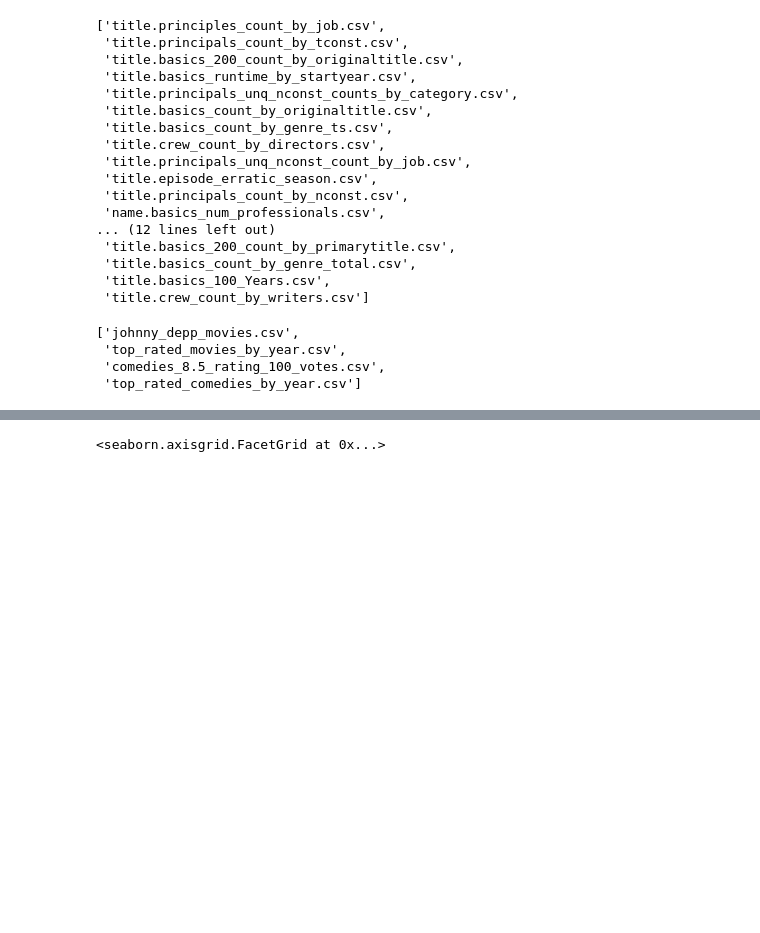
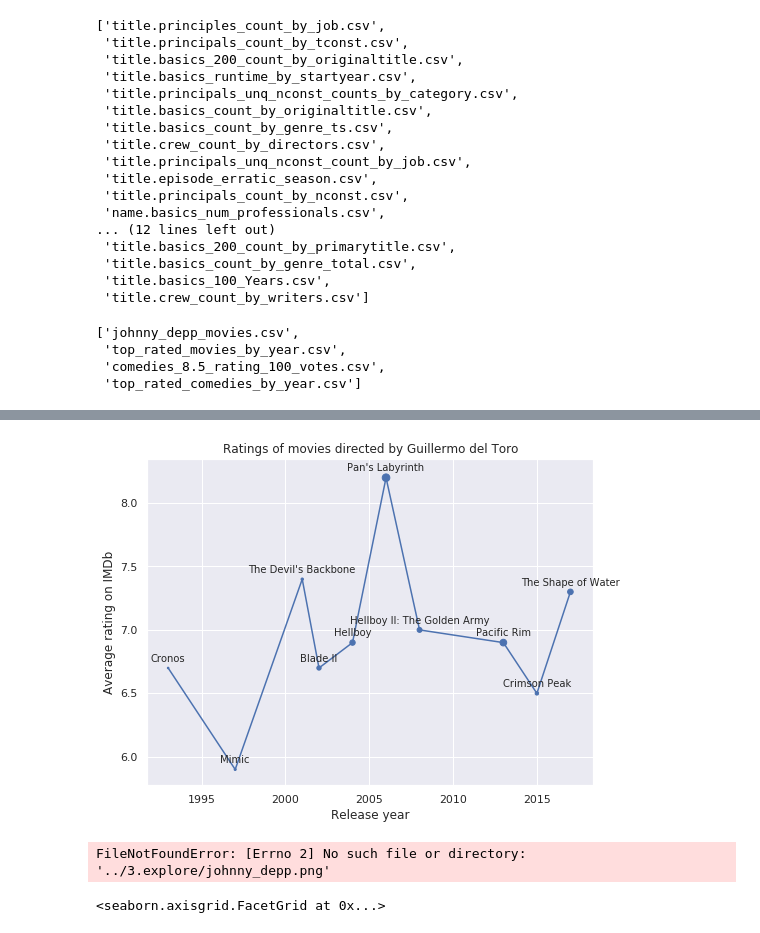
Before and after one commit to stepan-o/movies, a Jupyter notebook: notebooks/3.explore/imdb_explore.ipynb, the cells around one changed output, grey strips where cells are left out. Saved outputs shown, nothing was run; the diff lists cells and outputs as text; code cells hidden in the pictures; blank space fills up the shorter version.

Commit message:
add chart for all movies directed by Guillermo del Toro

```diff
--- a/notebooks/3.explore/imdb_explore.ipynb
+++ b/notebooks/3.explore/imdb_explore.ipynb
@@ -107,0 +98,11 @@ plt.show()
+# %%
+t = time()
+file_name = 'del_toro_movies_director.csv'
+df = pd.read_csv(eda_join_dir + file_name, delimiter=',',
+                 na_values='\\N')
+elapsed = time() - t
+print("----- DataFrame loaded"
+      "\nin {0:.2f} seconds".format(elapsed) +
+      "\nwith {0:,} rows\nand {1:,} columns"
+      .format(df.shape[0], df.shape[1]) +
+      "\n-- Column names:\n", df.columns)
@@ -108,3 +118,24 @@ plt.show()
+# %%
+f, ax = plt.subplots(1, figsize=(8, 6))
+
+sns.lineplot(data=df, x='startyear', y='averagerating', ax=ax)
+# sns.relplot(data=df, x='startyear', y='averagerating', size='numvotes')
+plt.scatter(x=df['startyear'], y=df['averagerating'], s=df['numvotes'] / 10000)
+ax.set_title("Ratings of movies directed by Guillermo del Toro")
+ax.set_ylabel("Average rating on IMDb")
+ax.set_xlabel("Release year")
+for idx, movie in df.iterrows():
+    ax.text(movie['startyear'], movie['averagerating'] + 0.05, movie['title'],
+            ha='center')
+
+# plt.savefig('../3.explore/del_toro_movies_all.png')
+plt.show()
+# %% [output]
+[figure, added]
+# %%
+os.listdir('../3.explore/johnny_depp.png')
+# %% [output]
+FileNotFoundError: [Errno 2] No such file or directory: '../3.explore/johnny_depp.png'
 # %%
 sns.relplot(data=df, x='startyear', y='averagerating')
 # %% [output]
```
Also changed, not shown: parts of 3 cells of this notebook.
